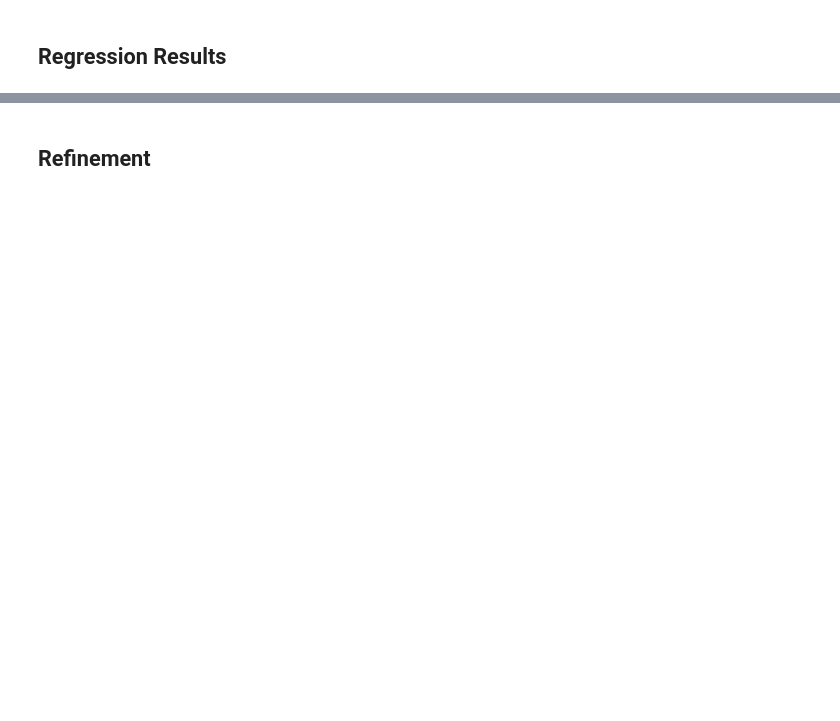
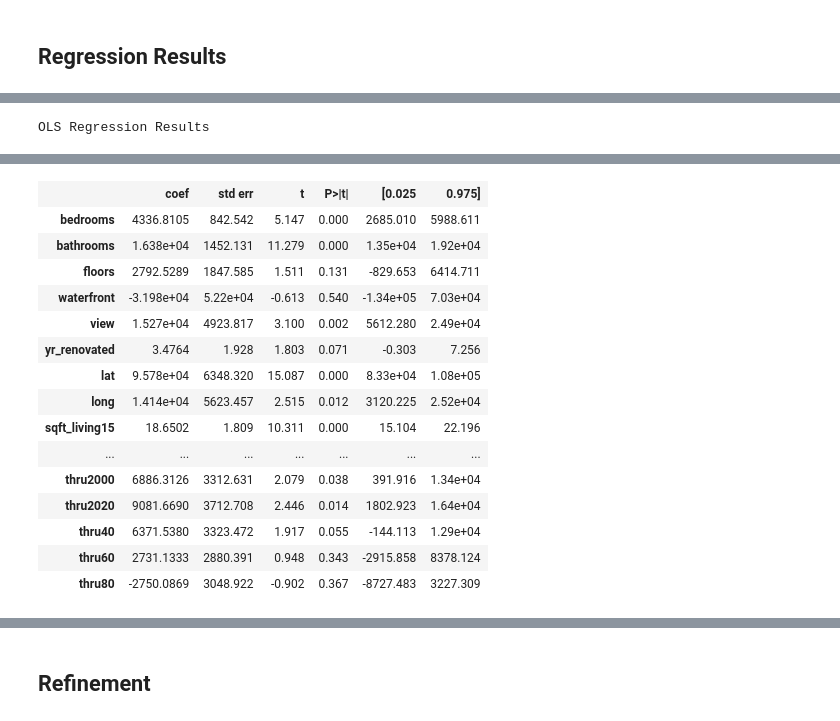
Before and after one commit to BlueViper8907/King-County-Housing-Regression, a Jupyter notebook: student_OSEMN.ipynb, the cells around one changed output, grey strips where cells are left out. Cells and saved outputs as stored; diff of their text form; code cells hidden in the pictures; blank space fills up the shorter version.

```diff
--- a/student_OSEMN.ipynb
+++ b/student_OSEMN.ipynb
@@ -160,7 +154,10 @@ kc_data.columns
 # %%
-kc_data = kc_data[['price', 'bedrooms', 'bathrooms', 'floors', 'waterfront', 'yr_renovated',
-                   'lat', 'long', 'sqft_living15', 'sqft_lot15', 'sqft_total', 'sqft_habitable', 'con2',
-                   'con3', 'con4', 'con5', 'view1', 'view2', 'view3', 'view4', 'grd4', 'grd5', 'grd6',
-                   'grd7', 'grd8', 'grd9', 'grd10', 'grd11', 'grd12', 'grd13', 'zip10', 'zip11', 'zip12',
-                   'zip13', 'zip14', 'zip2', 'zip3', 'zip4', 'zip5', 'zip6', 'zip7', 'zip8', 'zip9',
-                   'thru2000', 'thru2020', 'thru40', 'thru60', 'thru80']].copy()
+kc_data = kc_data[['price', 'bedrooms', 'bathrooms', 'floors', 'waterfront', 'view', 'yr_renovated',
+                   'lat', 'long', 'sqft_living15', 'sqft_lot15', 'sqft_total', 'sqft_habitable',
+                   'poor', 'okay', 'good', 'great',
+                   'view1', 'view2', 'view3', 'view4',
+                   'D', 'Cmin', 'C', 'Cpl', 'Bmin', 'B', 'Bpl', 'Amin', 'A', 'Apl',
+                   'zip006t011', 'zip014t024', 'zip027t031', 'zip032t039', 'zip040t053',
+                   'zip055t065', 'zip070t077', 'zip092t106', 'zip107t115', 'zip116t122',
+                   'zip125t144', 'zip146t168', 'zip177t199', 'thru2000',
+                   'thru2020', 'thru40', 'thru60', 'thru80']].copy()
@@ -178,7 +207,7 @@ kc3 = {}
 kc5 = {}
 # approximate radius of earth in miles  miles
 i = 0
-while i <= 21521:
+while i <= 21498:
     R = 3963.0
     k = 0
     lat1 = radians(kc_data['lat'].iloc[i])
@@ -283,26 +420,35 @@ lowtier = kc_data[kc_data.price <=300000]
 midtier = kc_data[(kc_data.price > 300001) & (kc_data.price<=800000) ]
 hightier = kc_data[kc_data.price >800000]
 
-lowincome = ['bedrooms', 'mi_nearest_scl',	'mi_3_scls', 'mi_5_scls',
-                   'lat', 'long', 'sqft_living15', 'sqft_total', 'sqft_habitable', 'con2',
-                   'con4', 'con5', 'view1', 'view2', 'grd4', 'grd10', 'grd11', 'grd12', 'zip10', 'zip11', 'zip12',
-                   'zip13', 'zip14', 'zip2', 'zip3', 'zip4', 'zip5', 'zip6', 'zip7', 'zip8', 'zip9',
-                   'thru2000', 'thru2020', 'thru40', 'thru60', 'thru80']
+lowincome = ['bedrooms', 'bathrooms', 'floors', 'waterfront', 'view', 'yr_renovated',
+           'lat', 'long', 'sqft_living15', 'sqft_lot15', 'sqft_total', 'sqft_habitable',
+           'poor', 'okay', 'good', 'great',
+           'view1', 'view2', 'view3', 'view4',
+           'D', 'Cmin', 'C', 'Cpl', 'Bmin', 'B', 'Bpl', 'Amin', 'A', 'Apl',
+           'zip006t011', 'zip014t024', 'zip027t031', 'zip032t039', 'zip040t053',
+           'zip055t065', 'zip070t077', 'zip092t106', 'zip107t115', 'zip116t122',
+           'zip125t144', 'zip146t168', 'zip177t199', 'thru2000',
+           'thru2020', 'thru40', 'thru60', 'thru80']
 
-mediumincome = ['bedrooms', 'bathrooms', 'floors', 'waterfront', 'yr_renovated',
-                   'lat', 'long', 'sqft_living15', 'sqft_lot15', 'sqft_total', 'sqft_habitable', 'con2',
-                   'con4', 'con5', 'view1', 'view2', 'view3', 'view4', 'grd4', 'grd5', 'grd6',
-                   'grd7', 'grd8', 'grd9', 'grd10', 'grd11', 'grd12', 'zip10', 'zip11', 'zip12',
-                   'zip13', 'zip14', 'zip2', 'zip3', 'zip4', 'zip5', 'zip6', 'zip7', 'zip8', 'zip9',
-                   'thru2000', 'thru2020', 'thru40', 'thru60', 'thru80','mi_nearest_scl',
-                   'mi_3_scls', 'mi_5_scls']
+mediumincome = ['bedrooms', 'bathrooms', 'floors', 'waterfront', 'view', 'yr_renovated',
+           'lat', 'long', 'sqft_living15', 'sqft_lot15', 'sqft_total', 'sqft_habitable',
+           'poor', 'okay', 'good', 'great',
+           'view1', 'view2', 'view3', 'view4',
+           'D', 'Cmin', 'C', 'Cpl', 'Bmin', 'B', 'Bpl', 'Amin', 'A', 'Apl',
+           'zip006t011', 'zip014t024', 'zip027t031', 'zip032t039', 'zip040t053',
+           'zip055t065', 'zip070t077', 'zip092t106', 'zip107t115', 'zip116t122',
+           'zip125t144', 'zip146t168', 'zip177t199', 'thru2000',
+           'thru2020', 'thru40', 'thru60', 'thru80']
 
-highincome = ['bedrooms', 'bathrooms', 'floors', 'waterfront', 'yr_renovated',
-                   'lat', 'long', 'sqft_living15', 'sqft_lot15', 'sqft_total', 'sqft_habitable', 'con2',
-                   'con4', 'con5', 'view1', 'view2', 'view3', 'view4', 'grd4', 'grd5', 'grd6',
-                   'grd7', 'grd8', 'grd9', 'grd10', 'grd11', 'grd12', 'zip10', 'zip11', 'zip12',
-                   'zip13', 'zip14', 'zip2', 'zip3', 'zip4', 'zip5', 'zip6', 'zip7', 'zip8', 'zip9',
-                   'thru2000', 'thru2020', 'thru40', 'thru60', 'thru80', 'mi_nearest_scl',	'mi_3_scls', 'mi_5_scls']
+highincome = ['bedrooms', 'bathrooms', 'floors', 'waterfront', 'view', 'yr_renovated',
+           'lat', 'long', 'sqft_living15', 'sqft_lot15', 'sqft_total', 'sqft_habitable',
+           'poor', 'okay', 'good', 'great',
+           'view1', 'view2', 'view3', 'view4',
+           'D', 'Cmin', 'C', 'Cpl', 'Bmin', 'B', 'Bpl', 'Amin', 'A', 'Apl',
+           'zip006t011', 'zip014t024', 'zip027t031', 'zip032t039', 'zip040t053',
+           'zip055t065', 'zip070t077', 'zip092t106', 'zip107t115', 'zip116t122',
+           'zip125t144', 'zip146t168', 'zip177t199', 'thru2000',
+           'thru2020', 'thru40', 'thru60', 'thru80', 'mi_nearest_scl',	'mi_3_scls', 'mi_5_scls']
 
 def make_ols(df, x_columns, drops=None, target='price', add_constant=False):
     if drops:
@@ -321,3 +467,5 @@ def make_ols(df, x_columns, drops=None, target='price', add_constant=False):
 make_ols(lowtier,lowincome)
 make_ols(midtier,mediumincome)
 make_ols(hightier,highincome)
+# %% [output]
+OLS Regression Results
@@ -323,0 +481,16 @@ make_ols(hightier,highincome)
+|  | coef | std err | t | P>|t| | [0.025 | 0.975] |
+| bedrooms | 4336.8105 | 842.542 | 5.147 | 0.000 | 2685.010 | 5988.611 |
+| bathrooms | 1.638e+04 | 1452.131 | 11.279 | 0.000 | 1.35e+04 | 1.92e+04 |
+| floors | 2792.5289 | 1847.585 | 1.511 | 0.131 | -829.653 | 6414.711 |
+| waterfront | -3.198e+04 | 5.22e+04 | -0.613 | 0.540 | -1.34e+05 | 7.03e+04 |
+| view | 1.527e+04 | 4923.817 | 3.100 | 0.002 | 5612.280 | 2.49e+04 |
+| yr_renovated | 3.4764 | 1.928 | 1.803 | 0.071 | -0.303 | 7.256 |
+| lat | 9.578e+04 | 6348.320 | 15.087 | 0.000 | 8.33e+04 | 1.08e+05 |
+| long | 1.414e+04 | 5623.457 | 2.515 | 0.012 | 3120.225 | 2.52e+04 |
+| sqft_living15 | 18.6502 | 1.809 | 10.311 | 0.000 | 15.104 | 22.196 |
+| ... | ... | ... | ... | ... | ... | ... |
+| thru2000 | 6886.3126 | 3312.631 | 2.079 | 0.038 | 391.916 | 1.34e+04 |
+| thru2020 | 9081.6690 | 3712.708 | 2.446 | 0.014 | 1802.923 | 1.64e+04 |
+| thru40 | 6371.5380 | 3323.472 | 1.917 | 0.055 | -144.113 | 1.29e+04 |
+| thru60 | 2731.1333 | 2880.391 | 0.948 | 0.343 | -2915.858 | 8378.124 |
+| thru80 | -2750.0869 | 3048.922 | -0.902 | 0.367 | -8727.483 | 3227.309 |
```
Also changed, not shown: parts of 37 cells of this notebook.
